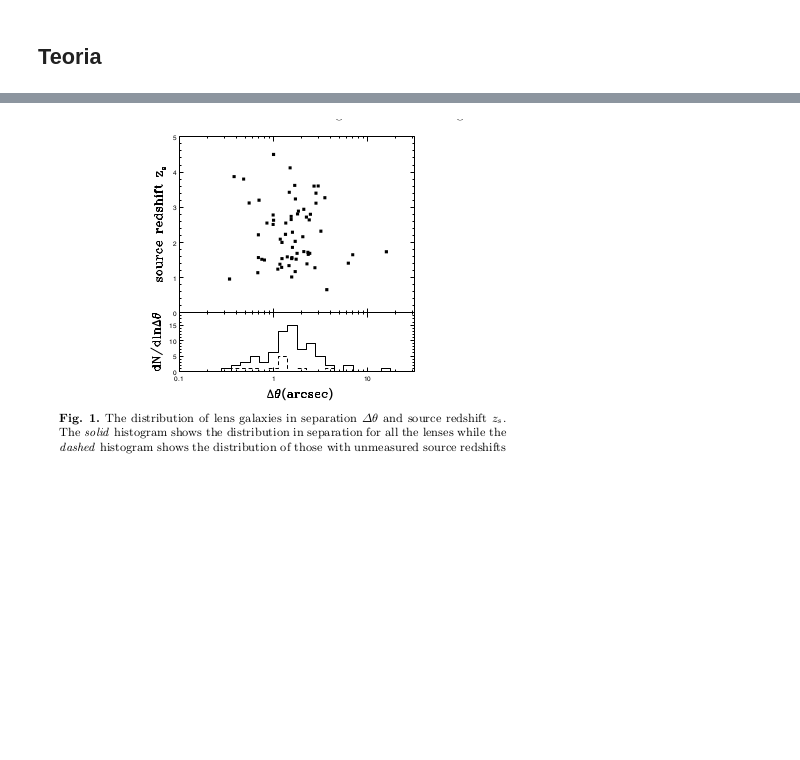
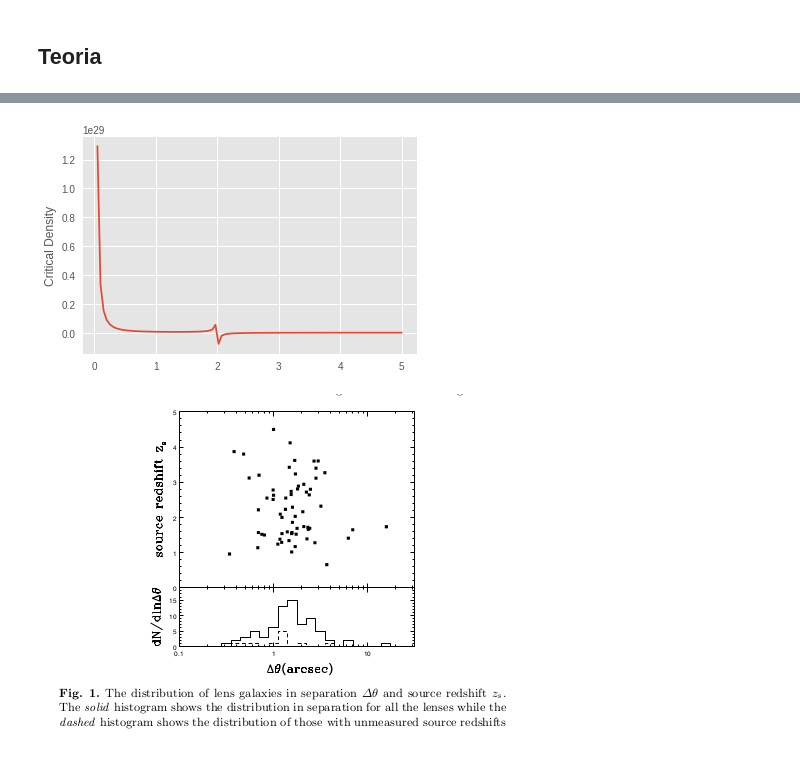
Before and after one commit to vivianemm/GLquasars, a Jupyter notebook: Untitled.ipynb, the cells around one changed output, grey strips where cells are left out. Saved outputs shown, nothing was run; the diff lists cells and outputs as text; code cells hidden in the pictures; blank space fills up the shorter version.

```diff
--- a/Untitled.ipynb
+++ b/Untitled.ipynb
@@ -115,3 +118,29 @@ Maioria possui 2 ou 4 imagens, mas algumas possuem mais
+# %%
+# Distancia de diametro angular (Universo plano)
+def d_angular(z):
+    return z
+
+# distancia source - lens
+def d_ls(zs, zl):
+    return ds - (1+zl)/(1+zs)*dl
+
+# Densidade critica
+def critical_dens(zs, zl):
+    ds = d_angular(zs)
+    dl = d_angular(zl)
+    dls = d_ls(zs, zl)
+    c_dens = (sp.c**2)/(4*sp.pi*sp.G) * ds/(dl*dls)
+    return c_dens
+
+f = plt.figure()
+zl = np.linspace(0,5,100)
+DC = critical_dens(2, zl)
+plt.plot(zl, DC)
+
+plt.ylabel('Critical Density')
+plt.show()
+# %% [output]
+[figure, added]
 # %%
 from IPython.display import display, Image
 display(Image(filename='source_z.png'))
```
Also changed, not shown: parts of 10 cells of this notebook, 2 other files.
